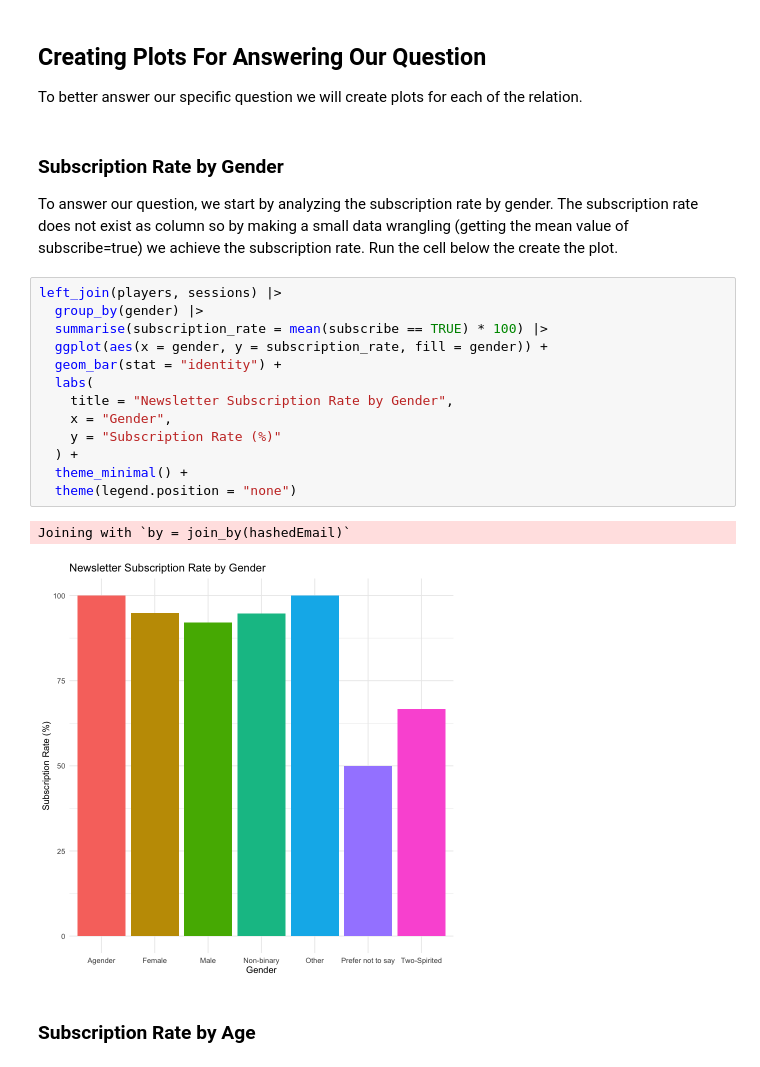
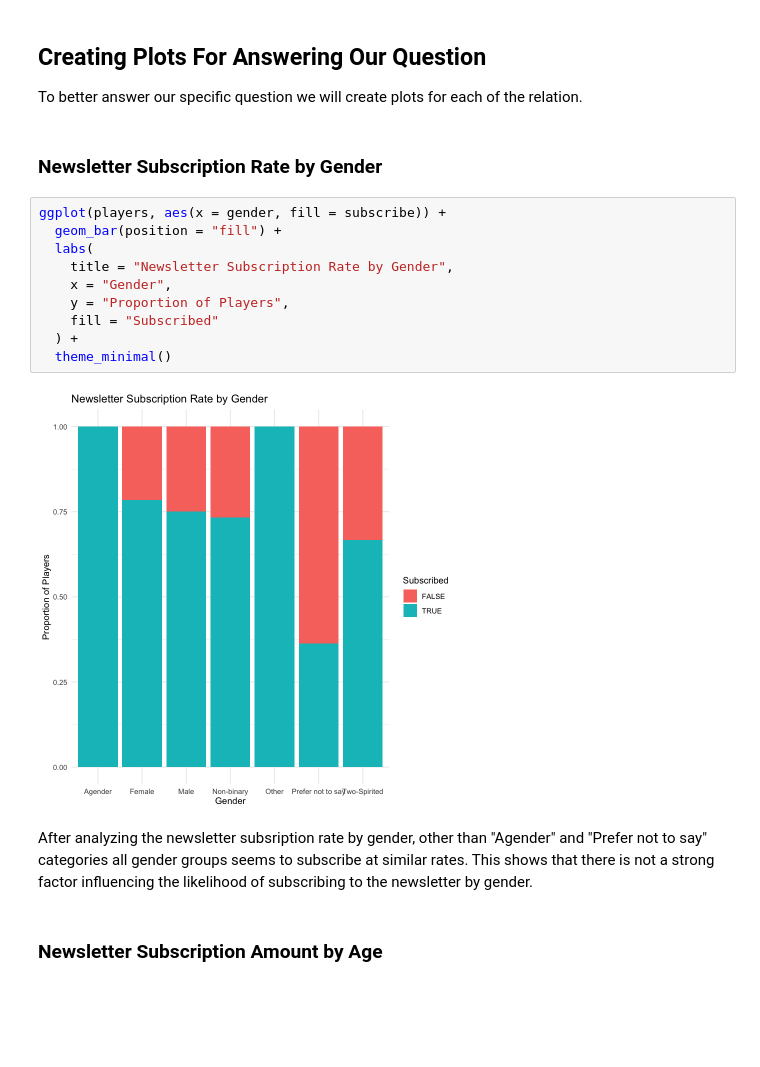
Before and after one commit to tunasayin/dsci100-project, a Jupyter notebook: project.ipynb, the cells around one changed output. Drawn from its saved outputs; the diff is of its cells as text; blank space fills up the shorter version.

Commit message:
New part and changes in question part - Finalized plots part - Changed the question a little bit

```diff
--- a/project.ipynb
+++ b/project.ipynb
@@ -171,24 +171,21 @@ To address this question, I will merge both of the datasets, and will link every
 ## Creating Plots For Answering Our Question
 To better answer our specific question we will create plots for each of the relation.
 # %% [markdown]
-### Subscription Rate by Gender
-To answer our question, we start by analyzing the subscription rate by gender. The subscription rate does not exist as column so by making a small data wrangling (getting the mean value of subscribe=true) we achieve the subscription rate. Run the cell below the create the plot.
+### Newsletter Subscription Rate by Gender
 # %%
-left_join(players, sessions) |>
-  group_by(gender) |>
-  summarise(subscription_rate = mean(subscribe == TRUE) * 100) |>
-  ggplot(aes(x = gender, y = subscription_rate, fill = gender)) +
-  geom_bar(stat = "identity") +
+ggplot(players, aes(x = gender, fill = subscribe)) +
+  geom_bar(position = "fill") +
   labs(
     title = "Newsletter Subscription Rate by Gender",
     x = "Gender",
-    y = "Subscription Rate (%)"
+    y = "Proportion of Players",
+    fill = "Subscribed"
   ) +
-  theme_minimal() +
-  theme(legend.position = "none")
+  theme_minimal()
 # %% [output]
-Joining with `by = join_by(hashedEmail)`
-[figure, old version]
+[figure, new version]
+# %% [markdown]
+After analyzing the newsletter subsription rate by gender, other than "Agender" and "Prefer not to say" categories all gender groups seems to subscribe at similar rates. This shows that there is not a strong factor influencing the likelihood of subscribing to the newsletter by gender.
 # %% [markdown]
-### Subscription Rate by Age
+### Newsletter Subscription Amount by Age
 # %%
```
Also changed, not shown: parts of 7 cells of this notebook.
